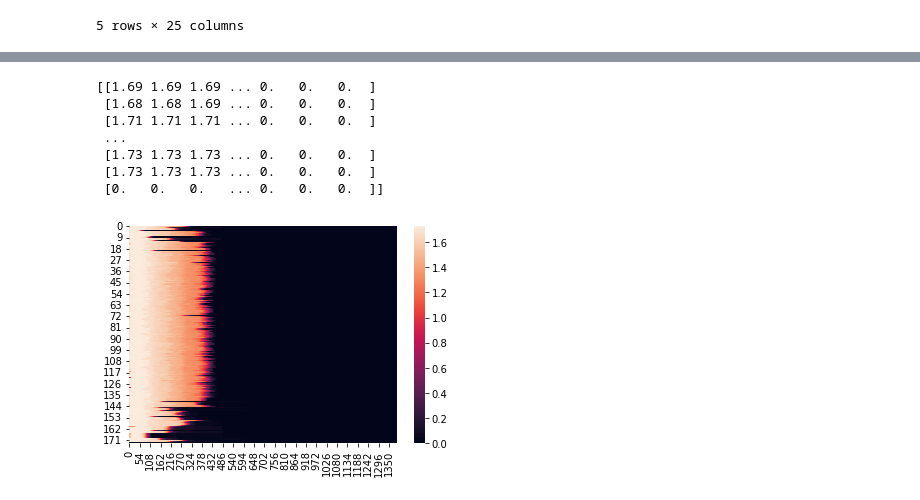
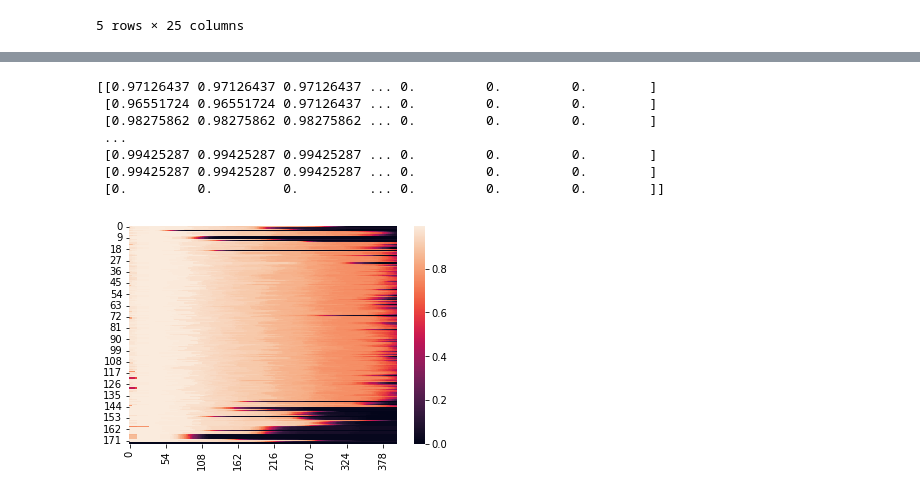
Before and after one commit to AugieDoebling/fall-2021-bioinformatics-plastics, a Jupyter notebook: BioInformatics_Group_Project_The_Plastics.ipynb, the cells around one changed output, grey strips where cells are left out. Drawn from its saved outputs; the diff is of its cells as text; code cells hidden in the pictures.

Commit message:
updated notebook with heatmap code

```diff
--- a/BioInformatics_Group_Project_The_Plastics.ipynb
+++ b/BioInformatics_Group_Project_The_Plastics.ipynb
@@ -204,17 +201,18 @@ normalized_heatmap = np.zeros((len(data), max_length))
 
 for row_index, row in enumerate(list(data['Heatmap'])):
     for h_index, h in enumerate(row):
-        normalized_heatmap[row_index, h_index] = h / 100.0
+        # if h_index < 100:
+        normalized_heatmap[row_index, h_index] = h / len(data)
 
 # normalized_heatmap = np.stack(data['Heatmap'], axis='None')
 
 print(normalized_heatmap)
 # fullprint(normalized_heatmap)
 # %% [output]
-[[1.69 1.69 1.69 ... 0.   0.   0.  ]
- [1.68 1.68 1.69 ... 0.   0.   0.  ]
- [1.71 1.71 1.71 ... 0.   0.   0.  ]
+[[0.97126437 0.97126437 0.97126437 ... 0.         0.         0.        ]
+ [0.96551724 0.96551724 0.97126437 ... 0.         0.         0.        ]
+ [0.98275862 0.98275862 0.98275862 ... 0.         0.         0.        ]
  ...
- [1.73 1.73 1.73 ... 0.   0.   0.  ]
- [1.73 1.73 1.73 ... 0.   0.   0.  ]
- [0.   0.   0.   ... 0.   0.   0.  ]]
+ [0.99425287 0.99425287 0.99425287 ... 0.         0.         0.        ]
+ [0.99425287 0.99425287 0.99425287 ... 0.         0.         0.        ]
+ [0.         0.         0.         ... 0.         0.         0.        ]]
@@ -224,5 +219,6 @@ import seaborn as sns
 # %%
 sns.heatmap(normalized_heatmap)
+plt.xlim((0, 400))
 plt.show()
 # %% [output]
-[figure, old version]
+[figure, new version]
```
Also changed, not shown: parts of 4 cells of this notebook.
